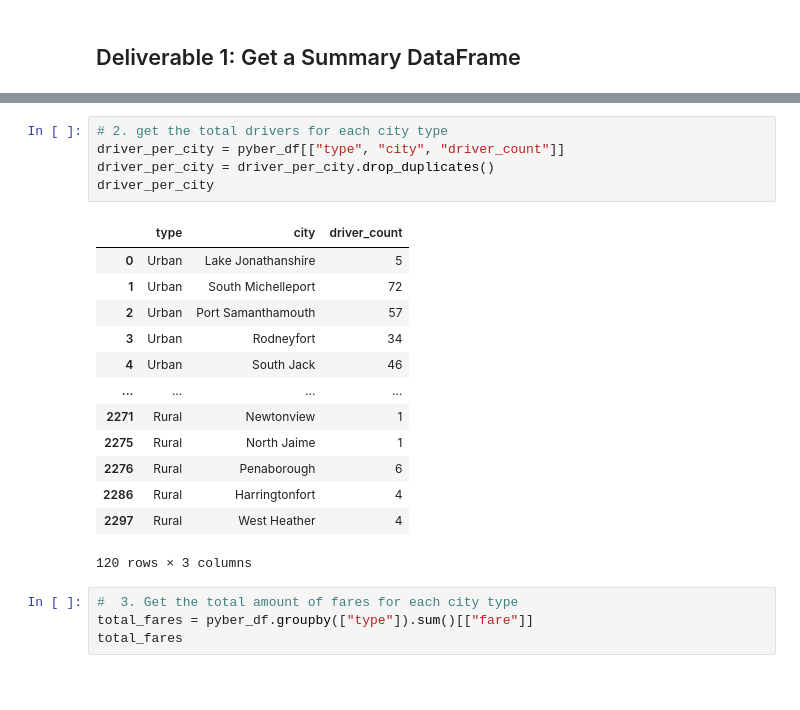
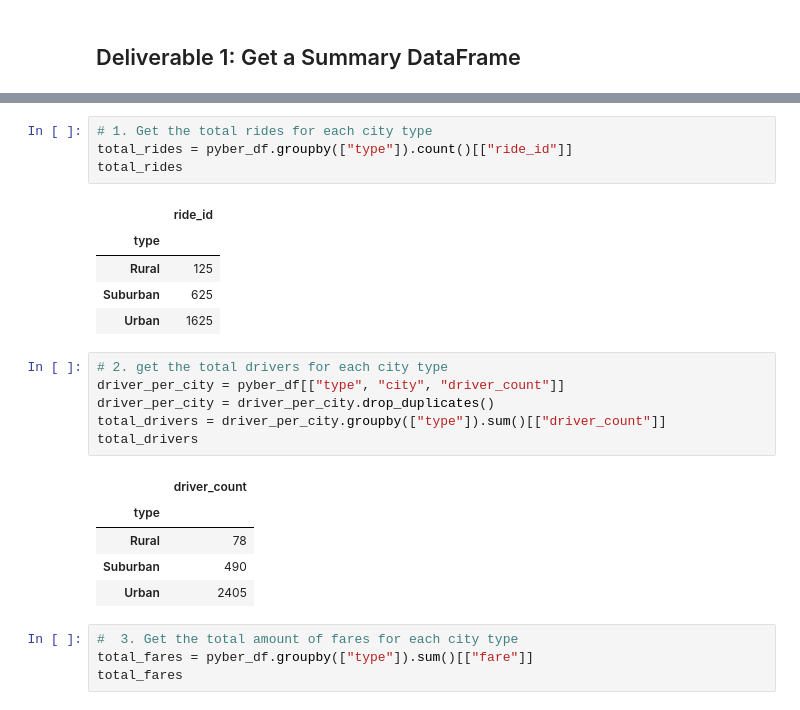
Before and after one commit to nabilram/pyber_analytics, a Jupyter notebook: PyBer_Challenge.ipynb, the cells around one changed output, grey strips where cells are left out. Saved outputs shown, nothing was run; the diff lists cells and outputs as text; blank space fills up the shorter version.

```diff
--- a/PyBer_Challenge.ipynb
+++ b/PyBer_Challenge.ipynb
@@ -57,22 +23,25 @@ pyber_summary_df
+# %%
+# 1. Get the total rides for each city type
+total_rides = pyber_df.groupby(["type"]).count()[["ride_id"]]
+total_rides
+# %% [output]
+|  | ride_id |
+| type |  |
+| Rural | 125 |
+| Suburban | 625 |
+| Urban | 1625 |
 # %%
 # 2. get the total drivers for each city type
 driver_per_city = pyber_df[["type", "city", "driver_count"]]
 driver_per_city = driver_per_city.drop_duplicates()
-driver_per_city
+total_drivers = driver_per_city.groupby(["type"]).sum()[["driver_count"]]
+total_drivers
 # %% [output]
-|  | type | city | driver_count |
-| 0 | Urban | Lake Jonathanshire | 5 |
-| 1 | Urban | South Michelleport | 72 |
-| 2 | Urban | Port Samanthamouth | 57 |
-| 3 | Urban | Rodneyfort | 34 |
-| 4 | Urban | South Jack | 46 |
-| ... | ... | ... | ... |
-| 2271 | Rural | Newtonview | 1 |
-| 2275 | Rural | North Jaime | 1 |
-| 2276 | Rural | Penaborough | 6 |
-| 2286 | Rural | Harringtonfort | 4 |
-| 2297 | Rural | West Heather | 4 |
+|  | driver_count |
+| type |  |
+| Rural | 78 |
+| Suburban | 490 |
+| Urban | 2405 |
-120 rows × 3 columns
 # %%
 #  3. Get the total amount of fares for each city type
 total_fares = pyber_df.groupby(["type"]).sum()[["fare"]]
```
Also changed, not shown: parts of 7 cells of this notebook.
